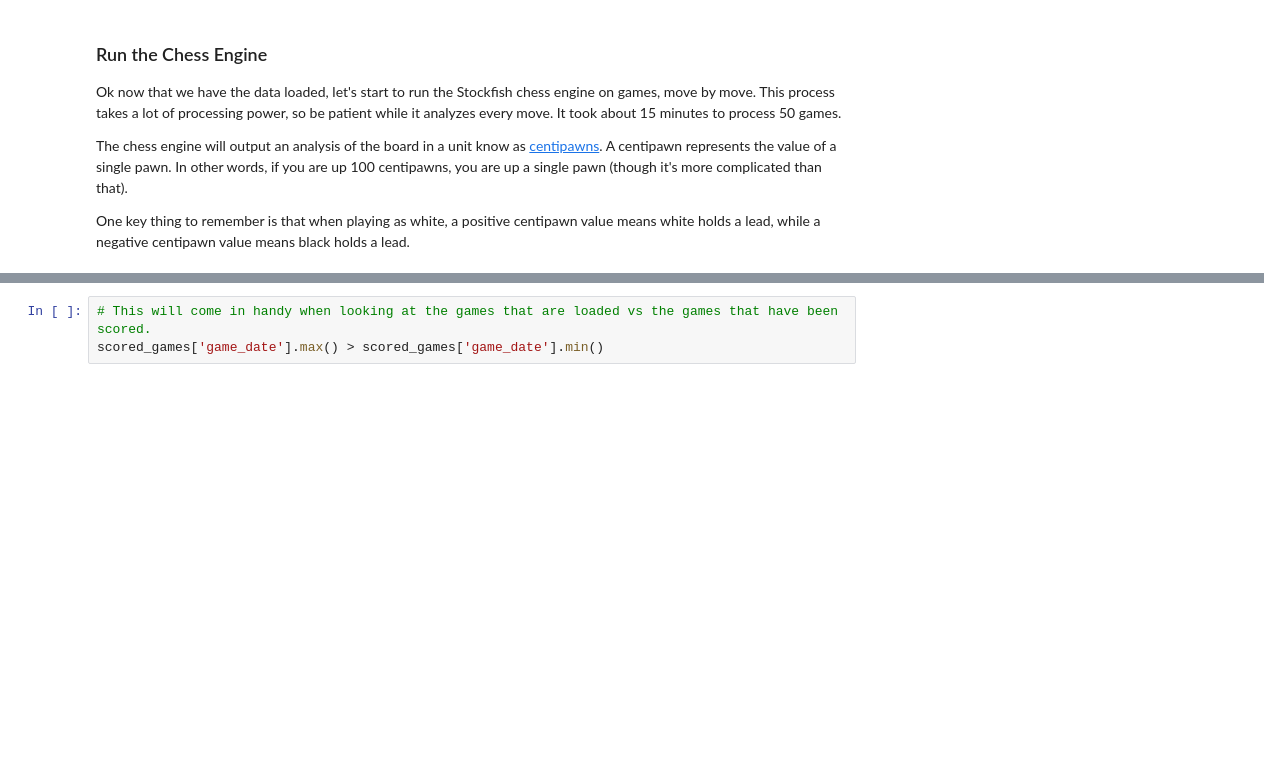
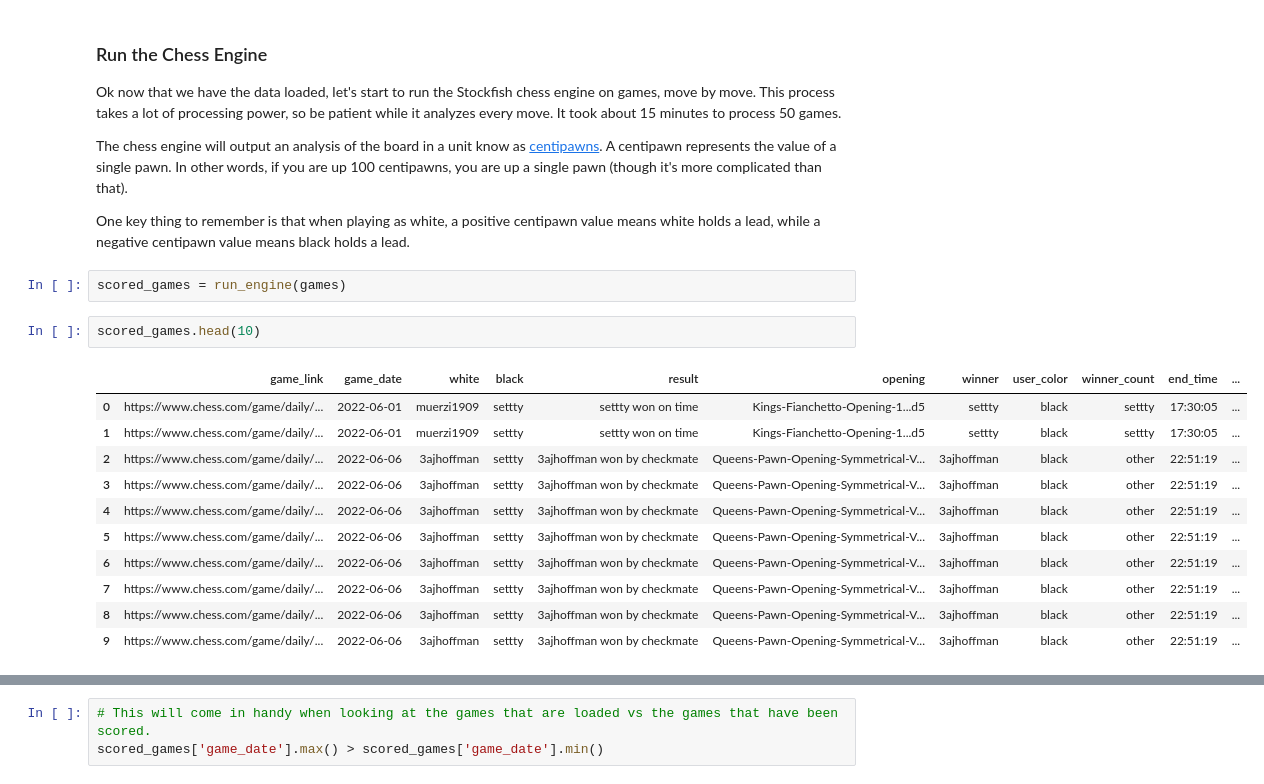
Before and after one commit to s-etty/chess-analysis, a Jupyter notebook: chess-analysis.ipynb, the cells around one changed output, grey strips where cells are left out. Cells and saved outputs as stored; diff of their text form; blank space fills up the shorter version.

Commit message:
create separate run engine file

```diff
--- a/chess-analysis.ipynb
+++ b/chess-analysis.ipynb
@@ -94,3 +77,19 @@ Ok now that we have the data loaded, let's start to run the Stockfish chess engi
 The chess engine will output an analysis of the board in a unit know as [centipawns](https://en.wiktionary.org/wiki/centipawn#:~:text=Noun,calculation%20purposes%20in%20computer%20chess). A centipawn represents the value of a single pawn. In other words, if you are up 100 centipawns, you are up a single pawn (though it's more complicated than that).
 
 One key thing to remember is that when playing as white, a positive centipawn value means white holds a lead, while a negative centipawn value means black holds a lead.
+# %%
+scored_games = run_engine(games)
+# %%
+scored_games.head(10)
+# %% [output]
+|  | game_link | game_date | white | black | result | opening | winner | user_color | winner_count | end_time | ... |
+| 0 | https://www.chess.com/game/daily/... | 2022-06-01 | muerzi1909 | settty | settty won on time | Kings-Fianchetto-Opening-1...d5 | settty | black | settty | 17:30:05 | ... |
+| 1 | https://www.chess.com/game/daily/... | 2022-06-01 | muerzi1909 | settty | settty won on time | Kings-Fianchetto-Opening-1...d5 | settty | black | settty | 17:30:05 | ... |
+| 2 | https://www.chess.com/game/daily/... | 2022-06-06 | 3ajhoffman | settty | 3ajhoffman won by checkmate | Queens-Pawn-Opening-Symmetrical-V... | 3ajhoffman | black | other | 22:51:19 | ... |
+| 3 | https://www.chess.com/game/daily/... | 2022-06-06 | 3ajhoffman | settty | 3ajhoffman won by checkmate | Queens-Pawn-Opening-Symmetrical-V... | 3ajhoffman | black | other | 22:51:19 | ... |
+| 4 | https://www.chess.com/game/daily/... | 2022-06-06 | 3ajhoffman | settty | 3ajhoffman won by checkmate | Queens-Pawn-Opening-Symmetrical-V... | 3ajhoffman | black | other | 22:51:19 | ... |
+| 5 | https://www.chess.com/game/daily/... | 2022-06-06 | 3ajhoffman | settty | 3ajhoffman won by checkmate | Queens-Pawn-Opening-Symmetrical-V... | 3ajhoffman | black | other | 22:51:19 | ... |
+| 6 | https://www.chess.com/game/daily/... | 2022-06-06 | 3ajhoffman | settty | 3ajhoffman won by checkmate | Queens-Pawn-Opening-Symmetrical-V... | 3ajhoffman | black | other | 22:51:19 | ... |
+| 7 | https://www.chess.com/game/daily/... | 2022-06-06 | 3ajhoffman | settty | 3ajhoffman won by checkmate | Queens-Pawn-Opening-Symmetrical-V... | 3ajhoffman | black | other | 22:51:19 | ... |
+| 8 | https://www.chess.com/game/daily/... | 2022-06-06 | 3ajhoffman | settty | 3ajhoffman won by checkmate | Queens-Pawn-Opening-Symmetrical-V... | 3ajhoffman | black | other | 22:51:19 | ... |
+| 9 | https://www.chess.com/game/daily/... | 2022-06-06 | 3ajhoffman | settty | 3ajhoffman won by checkmate | Queens-Pawn-Opening-Symmetrical-V... | 3ajhoffman | black | other | 22:51:19 | ... |
```
Also changed, not shown: parts of 18 cells of this notebook, 1 other file.
